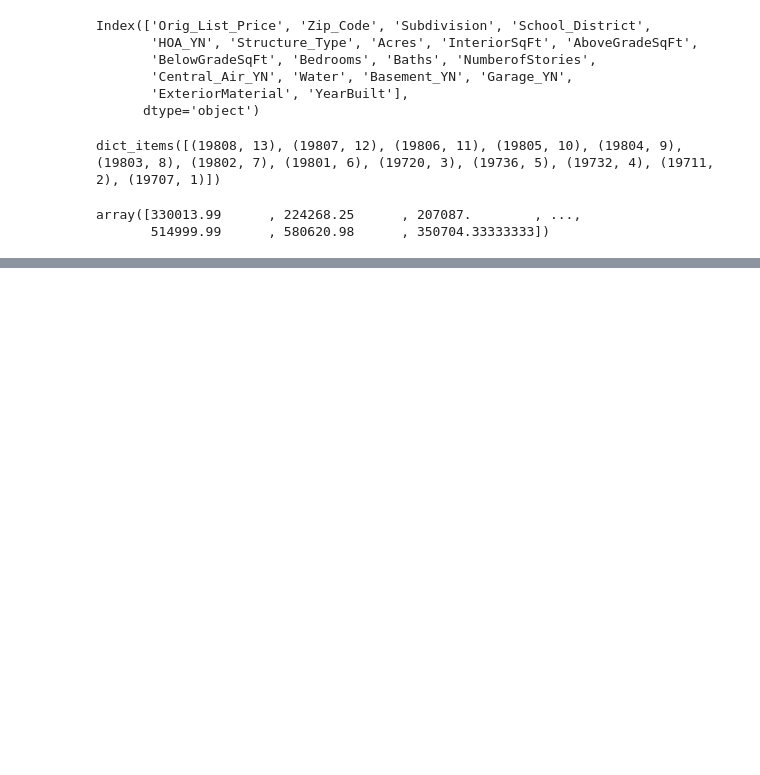
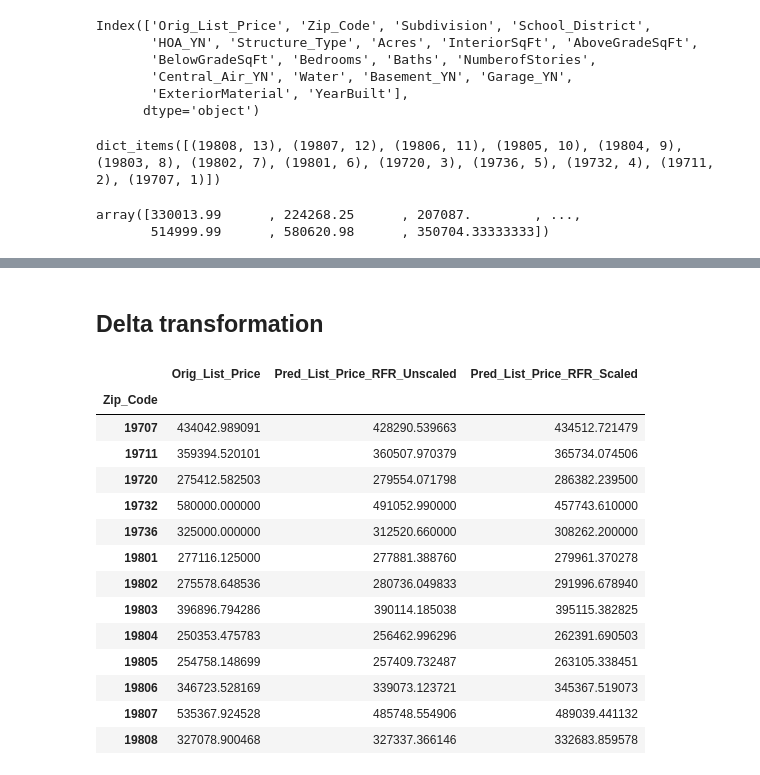
Before and after one commit to stefcenti2022/RealLeads, a Jupyter notebook: ml_analysis/Supervised_ML_Tst_Stg2_Scaled.ipynb, the cells around one changed output, grey strips where cells are left out. Cells and saved outputs as stored; diff of their text form; code cells hidden in the pictures; blank space fills up the shorter version.

```diff
--- a/ml_analysis/Supervised_ML_Tst_Stg2_Scaled.ipynb
+++ b/ml_analysis/Supervised_ML_Tst_Stg2_Scaled.ipynb
@@ -94,0 +284,2 @@ array([330013.99      , 224268.25      , 207087.        , ...,
+# %% [markdown]
+## Delta transformation
@@ -94,0 +288,18 @@ array([330013.99      , 224268.25      , 207087.        , ...,
+# %%
+zipcode_price_table
+# %% [output]
+|  | Orig_List_Price | Pred_List_Price_RFR_Unscaled | Pred_List_Price_RFR_Scaled |
+| Zip_Code |  |  |  |
+| 19707 | 434042.989091 | 428290.539663 | 434512.721479 |
+| 19711 | 359394.520101 | 360507.970379 | 365734.074506 |
+| 19720 | 275412.582503 | 279554.071798 | 286382.239500 |
+| 19732 | 580000.000000 | 491052.990000 | 457743.610000 |
+| 19736 | 325000.000000 | 312520.660000 | 308262.200000 |
+| 19801 | 277116.125000 | 277881.388760 | 279961.370278 |
+| 19802 | 275578.648536 | 280736.049833 | 291996.678940 |
+| 19803 | 396896.794286 | 390114.185038 | 395115.382825 |
+| 19804 | 250353.475783 | 256462.996296 | 262391.690503 |
+| 19805 | 254758.148699 | 257409.732487 | 263105.338451 |
+| 19806 | 346723.528169 | 339073.123721 | 345367.519073 |
+| 19807 | 535367.924528 | 485748.554906 | 489039.441132 |
+| 19808 | 327078.900468 | 327337.366146 | 332683.859578 |
```
Also changed, not shown: parts of 40 cells of this notebook, 1 other file.
